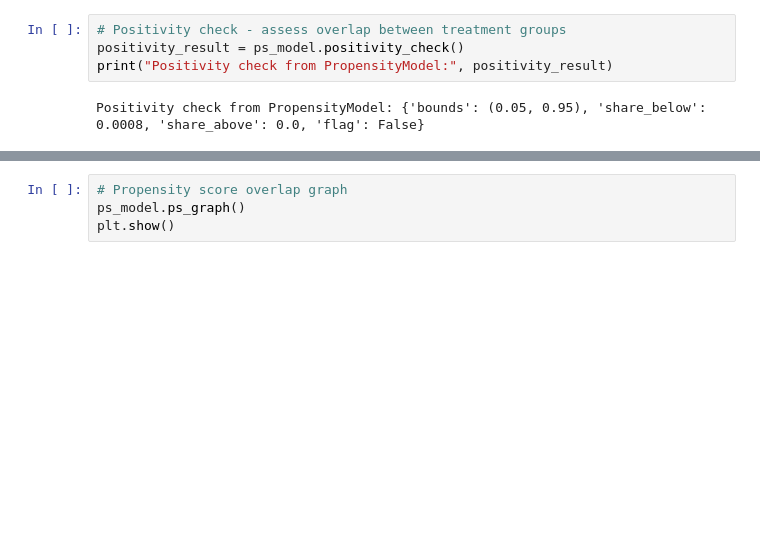
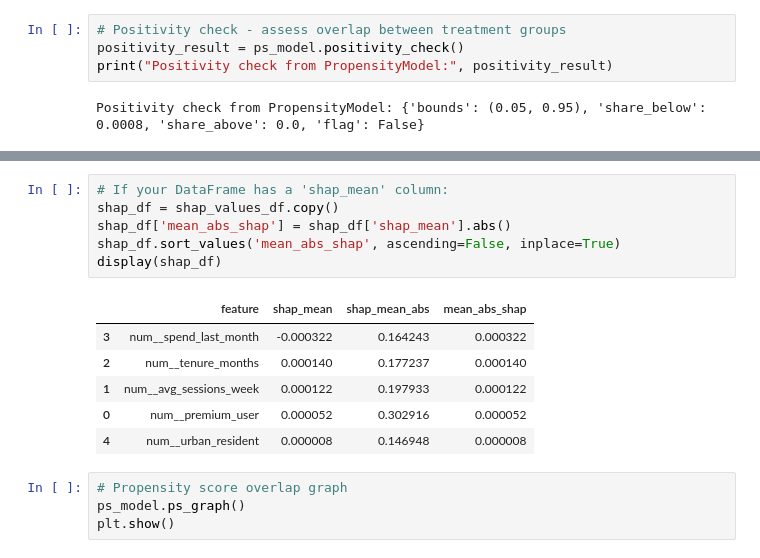
Before and after one commit to IoannMartynov/CausalKit, a Jupyter notebook: docs/examples/dml_ate.ipynb, the cells around one changed output, grey strips where cells are left out. Cells and saved outputs as stored; diff of their text form; blank space fills up the shorter version.

```diff
--- a/docs/examples/dml_ate.ipynb
+++ b/docs/examples/dml_ate.ipynb
@@ -159,3 +159,16 @@ display(shap_values_df)
+# %%
+# If your DataFrame has a 'shap_mean' column:
+shap_df = shap_values_df.copy()
+shap_df['mean_abs_shap'] = shap_df['shap_mean'].abs()
+shap_df.sort_values('mean_abs_shap', ascending=False, inplace=True)
+display(shap_df)
+# %% [output]
+|  | feature | shap_mean | shap_mean_abs | mean_abs_shap |
+| 3 | num__spend_last_month | -0.000322 | 0.164243 | 0.000322 |
+| 2 | num__tenure_months | 0.000140 | 0.177237 | 0.000140 |
+| 1 | num__avg_sessions_week | 0.000122 | 0.197933 | 0.000122 |
+| 0 | num__premium_user | 0.000052 | 0.302916 | 0.000052 |
+| 4 | num__urban_resident | 0.000008 | 0.146948 | 0.000008 |
 # %%
 # Propensity score overlap graph
 ps_model.ps_graph()
```
Also changed, not shown: parts of 7 cells of this notebook, 5 other files.
